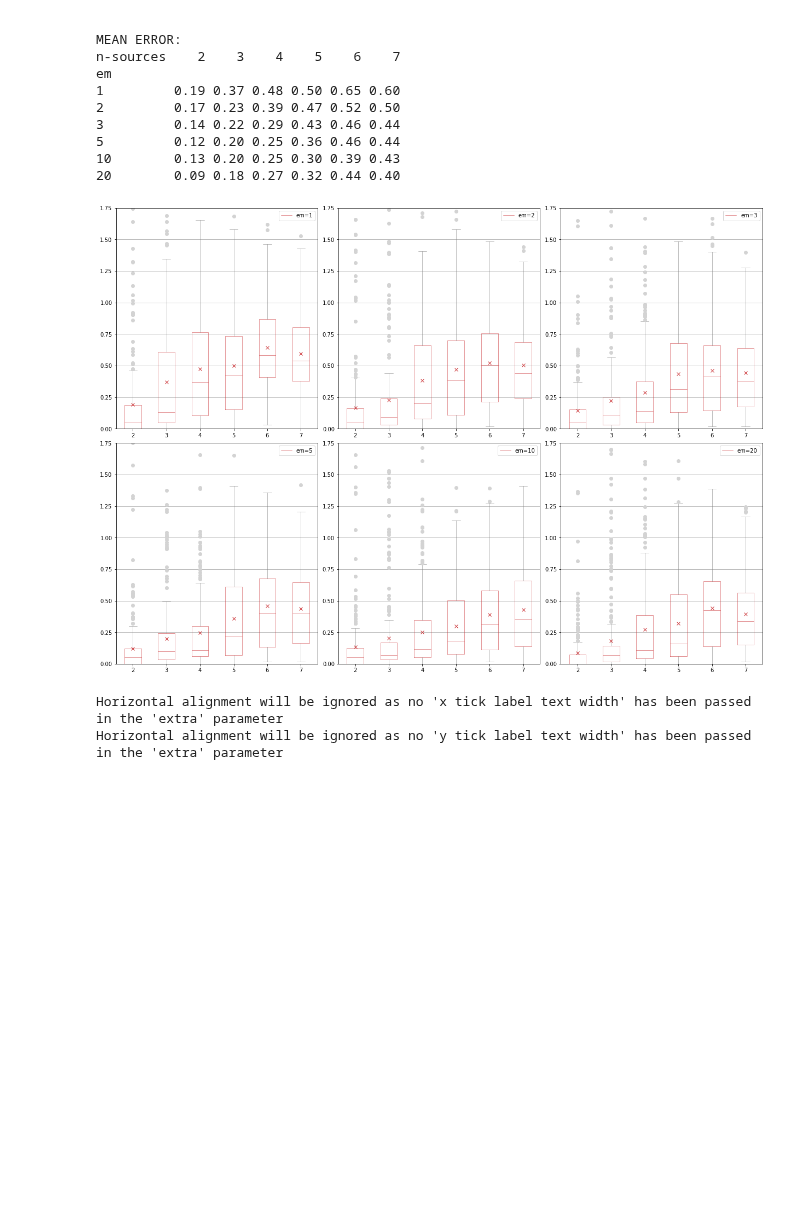
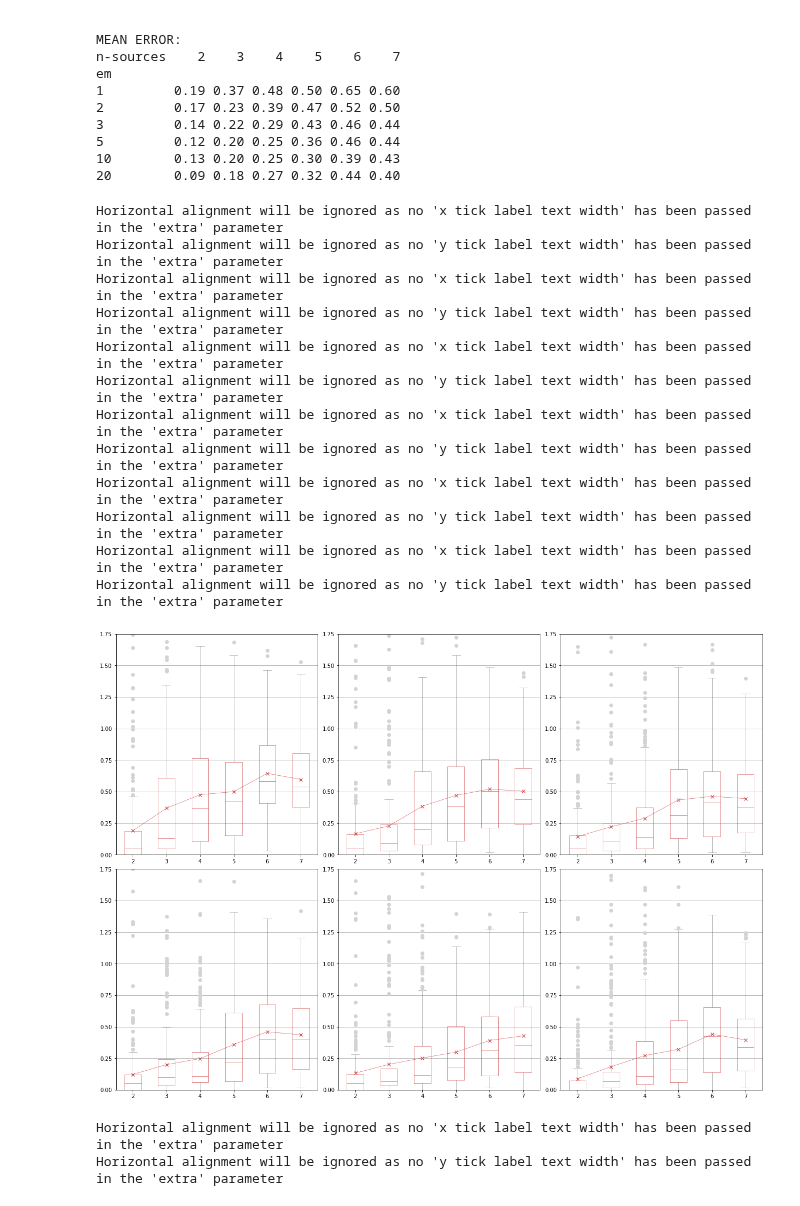
Before and after one commit to jannismain/fau-lnt-source-tracking-code, a Jupyter notebook: python/analysis-mean-err.ipynb, the cells around one changed output. Saved outputs shown, nothing was run; the diff lists cells and outputs as text; code cells hidden in the pictures; blank space fills up the shorter version.

```diff
--- a/python/analysis-mean-err.ipynb
+++ b/python/analysis-mean-err.ipynb
@@ -134,25 +149,38 @@ em
 # %%
 # Print Boxplots
 ax, i = init_grid((2,3),(17,12))
 for val in dfp.index.values:
     dftt = dft[dft[var]==val]
     try:
         bp = dftt.boxplot('err-mean', by=["n-sources"], return_type='both', figsize=(6,  6), showmeans=True, meanline=False, ax=ax[i])
         style_boxplot(bp)
-#         ax[i].set_xticklabels([2,3,4,5,6,7])
-#         ax[i].set_title("{}={}".format(var,val))
-        ax[i].legend(["em={}".format(int(val))])
-#         ax[i].legend([Rectangle((0, 0), 0, 0, alpha=0.0)], ['em={}'.format(int(val))], handlelength=0)
+        # plot line through means
+        ax[i].plot([1,2,3,4,5,6], *list(dfp[dfp.index==val].values), color=lms_red, linewidth=0.5)
+        # Title and legend are applied in LaTeX
+        # ax[i].set_title("{}={}".format(var,val))
+        # ax[i].legend([Rectangle((0, 0), 0, 0, alpha=0.0)], ['em={}'.format(int(val))], handlelength=0)
         i+=1
     except ValueError:
         continue
 
 plt.tight_layout(.5)
 
-# if EXPORT_LATEX:
-#         tikz_save("".join([PATH_LATEX_PLOTS, 'boxplot-{}-{}.tex'.format(var, int(val))]))
+if EXPORT_LATEX:
+        tikz_save("".join([PATH_LATEX_PLOTS, 'boxplot-{}-{}.tex'.format(var, int(val))]))
 # %% [output]
+Horizontal alignment will be ignored as no 'x tick label text width' has been passed in the 'extra' parameter
+Horizontal alignment will be ignored as no 'y tick label text width' has been passed in the 'extra' parameter
+Horizontal alignment will be ignored as no 'x tick label text width' has been passed in the 'extra' parameter
+Horizontal alignment will be ignored as no 'y tick label text width' has been passed in the 'extra' parameter
+Horizontal alignment will be ignored as no 'x tick label text width' has been passed in the 'extra' parameter
+Horizontal alignment will be ignored as no 'y tick label text width' has been passed in the 'extra' parameter
+Horizontal alignment will be ignored as no 'x tick label text width' has been passed in the 'extra' parameter
+Horizontal alignment will be ignored as no 'y tick label text width' has been passed in the 'extra' parameter
+Horizontal alignment will be ignored as no 'x tick label text width' has been passed in the 'extra' parameter
+Horizontal alignment will be ignored as no 'y tick label text width' has been passed in the 'extra' parameter
+Horizontal alignment will be ignored as no 'x tick label text width' has been passed in the 'extra' parameter
+Horizontal alignment will be ignored as no 'y tick label text width' has been passed in the 'extra' parameter
-[figure, old version]
+[figure, new version]
 # %%
 # Joint Boxplot, grouped
 offset = 0.40
```
Also changed, not shown: parts of 31 cells of this notebook, 2 other files.
